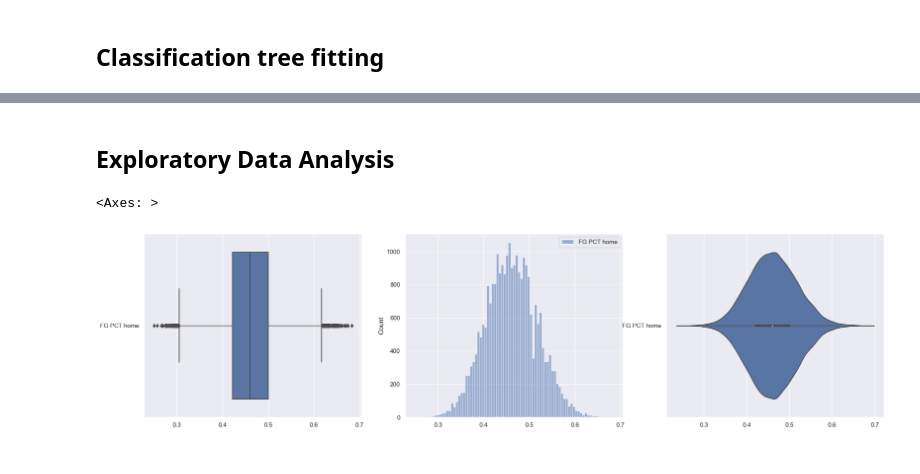
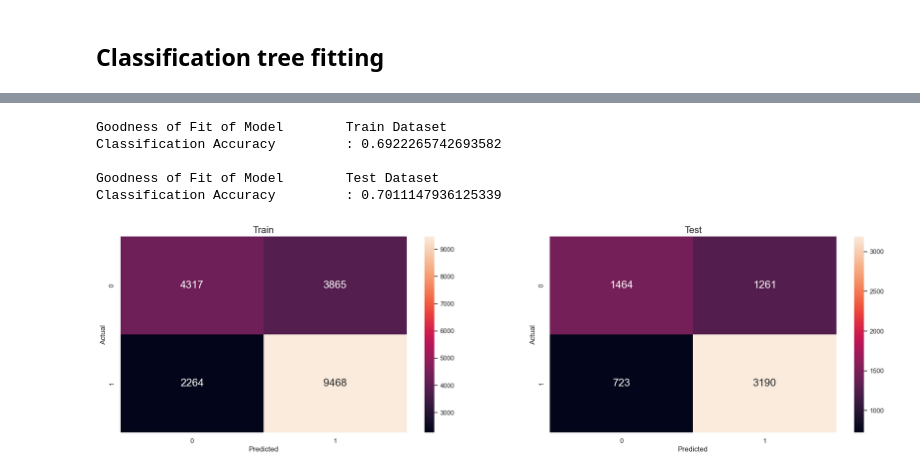
Before and after one commit to zane0703/SC1015-MIni-Project, a Jupyter notebook: main.ipynb, the cells around one changed output, grey strips where cells are left out. Drawn from its saved outputs; the diff is of its cells as text; code cells hidden in the pictures.

Commit message:
add new model

```diff
--- a/main.ipynb
+++ b/main.ipynb
@@ -128,33 +208,35 @@ plot_tree(dectree, filled=True, rounded=True,
 # %%
 # Predict Legendary values corresponding to Total
 y_train_pred = dectree.predict(X_train)
 y_test_pred = dectree.predict(X_test)
 
 # Check the Goodness of Fit (on Train Data)
 print("Goodness of Fit of Model \tTrain Dataset")
-print("Classification Accuracy \t:", dectree.score(X_train, y_train))
-print()
+print("Classification Accuracy \t:", dectree.score(X_train, y_train), "\n")
 
 # Check the Goodness of Fit (on Test Data)
 print("Goodness of Fit of Model \tTest Dataset")
-print("Classification Accuracy \t:", dectree.score(X_test, y_test))
-print()
+print("Classification Accuracy \t:", dectree.score(X_test, y_test), "\n")
 
 # Plot the Confusion Matrix for Train and Test
 f, axes = plt.subplots(1, 2, figsize=(24, 6))
 sns.heatmap(confusion_matrix(y_train, y_train_pred),
-           annot = True, fmt=".0f", annot_kws={"size": 18}, ax = axes[0])
+           annot = True, fmt = ".0f", annot_kws = { "size": 18 }, ax = axes[0])
+axes[0].set_title("Train", size = 16)
+axes[0].set_ylabel("Actual")
+axes[0].set_xlabel("Predicted")
+
 sns.heatmap(confusion_matrix(y_test, y_test_pred),
-           annot = True, fmt=".0f", annot_kws={"size": 18}, ax = axes[1])
+           annot = True, fmt=".0f", annot_kws = { "size": 18 }, ax = axes[1])
+axes[1].set_title("Test", size = 16)
+axes[1].set_ylabel("Actual")
+axes[1].set_xlabel("Predicted")
+
 plt.show()
+# %% [output]
+Goodness of Fit of Model        Train Dataset
+Classification Accuracy         : 0.6922265742693582
+
+Goodness of Fit of Model        Test Dataset
+Classification Accuracy         : 0.7011147936125339
+[figure, added]
-# %% [markdown]
-## Exploratory Data Analysis
-# %%
-# Plot the distributions of fg_rate
-f, axes = plt.subplots(1, 3, figsize=(24, 6))
-sns.boxplot(data = fg_rate, orient = "h", ax = axes[0])
-sns.histplot(data = fg_rate, ax = axes[1])
-sns.violinplot(data = fg_rate, orient = "h", ax = axes[2])
-# %% [output]
-<Axes: >
-[figure, removed]
```
Also changed, not shown: parts of 34 cells of this notebook.
